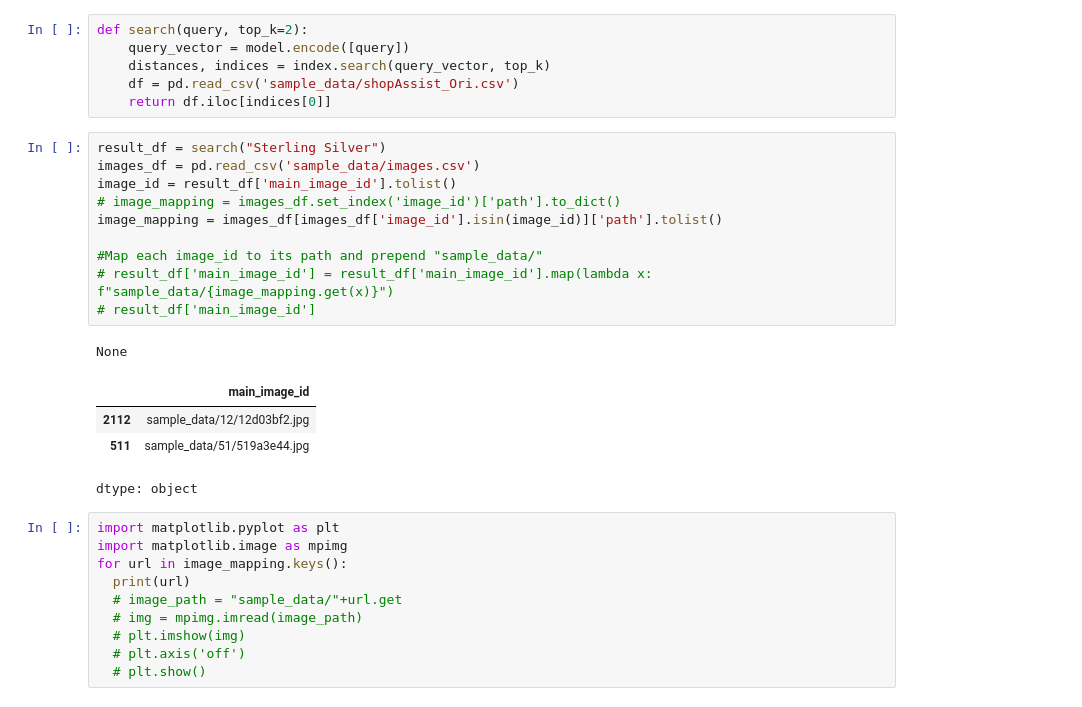
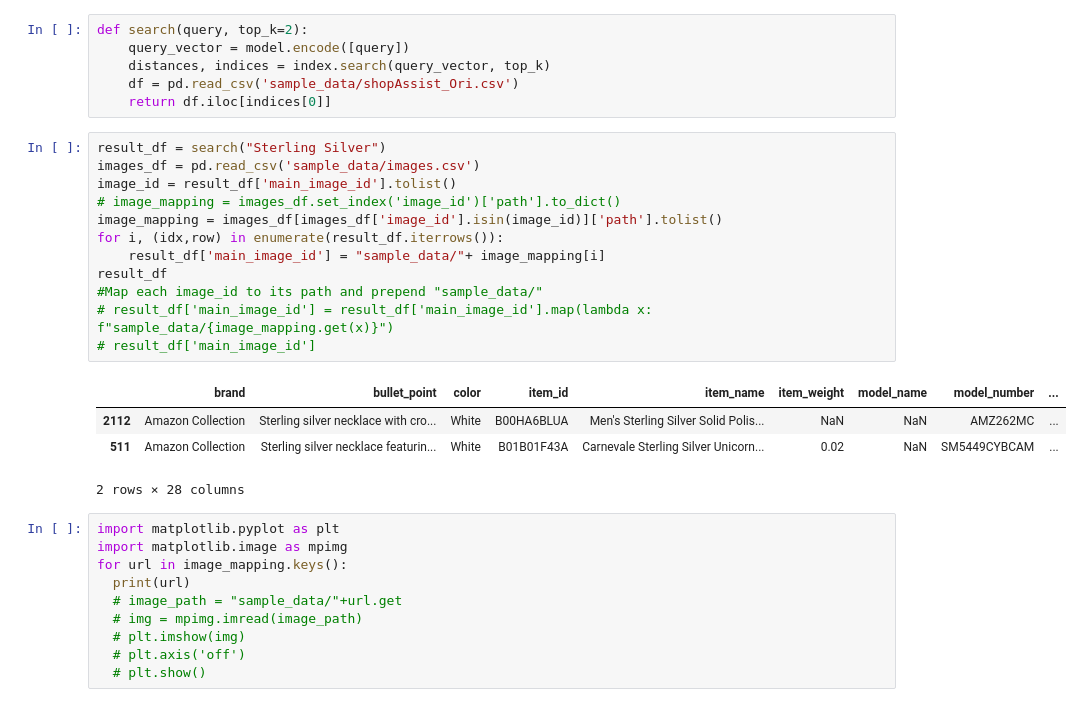
Before and after one commit to milind75/Demo, a Jupyter notebook: DataAnalysis/notebooks/DataAnalysis.ipynb, the cells around one changed output. Drawn from its saved outputs; the diff is of its cells as text.

```diff
--- a/DataAnalysis/notebooks/DataAnalysis.ipynb
+++ b/DataAnalysis/notebooks/DataAnalysis.ipynb
@@ -182,19 +184,20 @@ def search(query, top_k=2):
 # %%
 result_df = search("Sterling Silver")
 images_df = pd.read_csv('sample_data/images.csv')
 image_id = result_df['main_image_id'].tolist()
 # image_mapping = images_df.set_index('image_id')['path'].to_dict()
 image_mapping = images_df[images_df['image_id'].isin(image_id)]['path'].tolist()
-
+for i, (idx,row) in enumerate(result_df.iterrows()):
+    result_df['main_image_id'] = "sample_data/"+ image_mapping[i]
+result_df
 #Map each image_id to its path and prepend "sample_data/"
 # result_df['main_image_id'] = result_df['main_image_id'].map(lambda x: f"sample_data/{image_mapping.get(x)}")
 # result_df['main_image_id']
 # %% [output]
+|  | brand | bullet_point | color | item_id | item_name | item_weight | model_name | model_number | ... |
+| 2112 | Amazon Collection | Sterling silver necklace with cro... | White | B00HA6BLUA | Men's Sterling Silver Solid Polis... | NaN | NaN | AMZ262MC | ... |
+| 511 | Amazon Collection | Sterling silver necklace featurin... | White | B01B01F43A | Carnevale Sterling Silver Unicorn... | 0.02 | NaN | SM5449CYBCAM | ... |
-None
+2 rows × 28 columns
-|  | main_image_id |
-| 2112 | sample_data/12/12d03bf2.jpg |
-| 511 | sample_data/51/519a3e44.jpg |
-dtype: object
 # %%
 import matplotlib.pyplot as plt
 import matplotlib.image as mpimg
```
Also changed, not shown: parts of 1 cell of this notebook.
